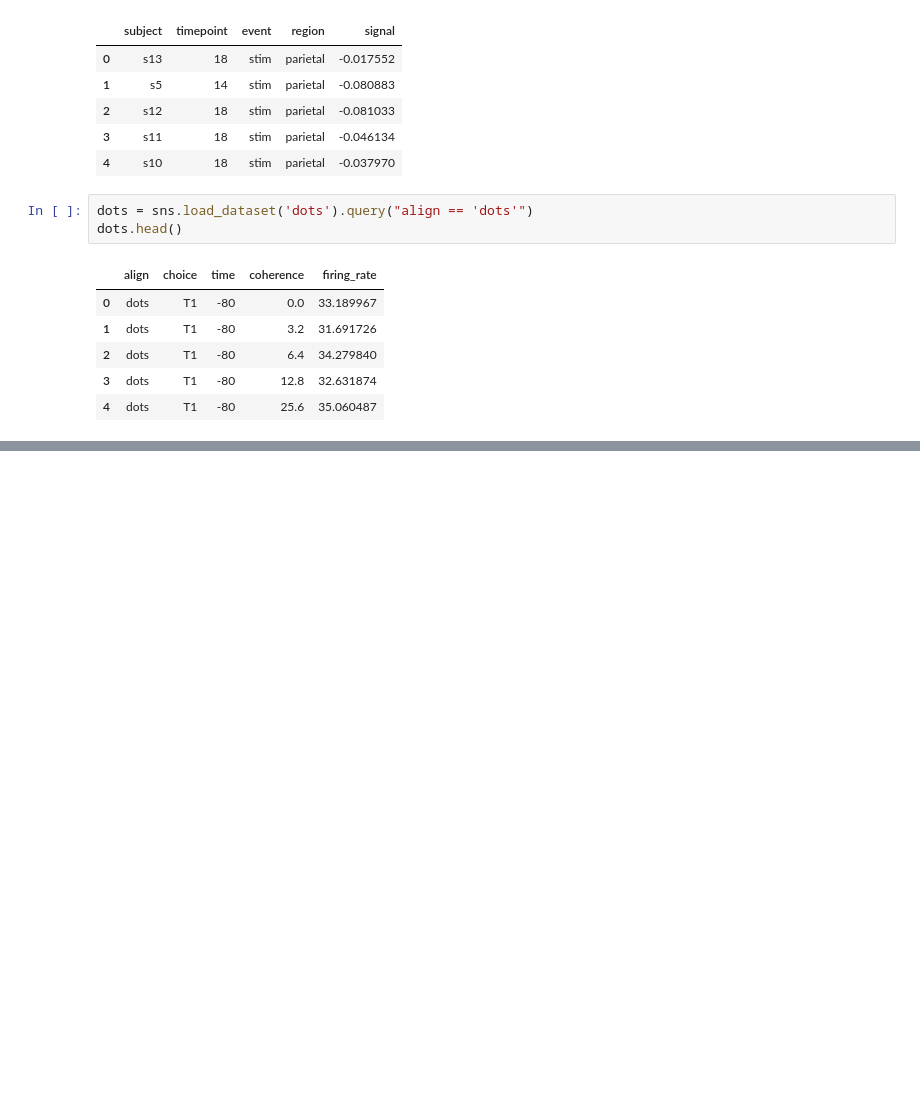
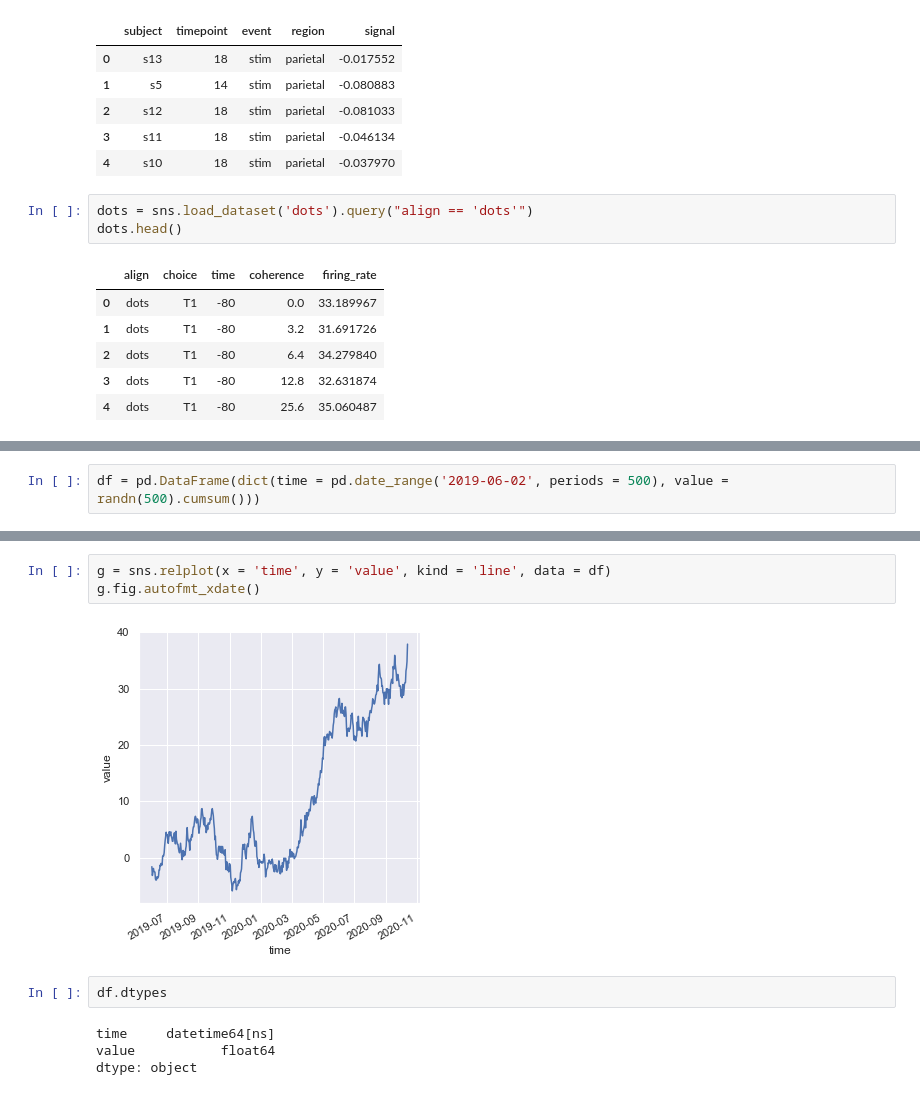
Before and after one commit to flanuer/seaborn, a Jupyter notebook: sborntesttingcourse.ipynb, the cells around one changed output, grey strips where cells are left out. Saved outputs shown, nothing was run; the diff lists cells and outputs as text; blank space fills up the shorter version.

```diff
--- a/sborntesttingcourse.ipynb
+++ b/sborntesttingcourse.ipynb
@@ -172,0 +173,2 @@ sns.relplot(x = 'time', y = 'firing_rate', kind = 'line', data = dots, hue = 'co
+# %%
+df = pd.DataFrame(dict(time = pd.date_range('2019-06-02', periods = 500), value = randn(500).cumsum()))
@@ -172,0 +184,11 @@ sns.relplot(x = 'time', y = 'firing_rate', kind = 'line', data = dots, hue = 'co
+# %%
+g = sns.relplot(x = 'time', y = 'value', kind = 'line', data = df)
+g.fig.autofmt_xdate()
+# %% [output]
+[figure, added]
+# %%
+df.dtypes
+# %% [output]
+time     datetime64[ns]
+value           float64
+dtype: object
```
Also changed, not shown: parts of 26 cells of this notebook.
